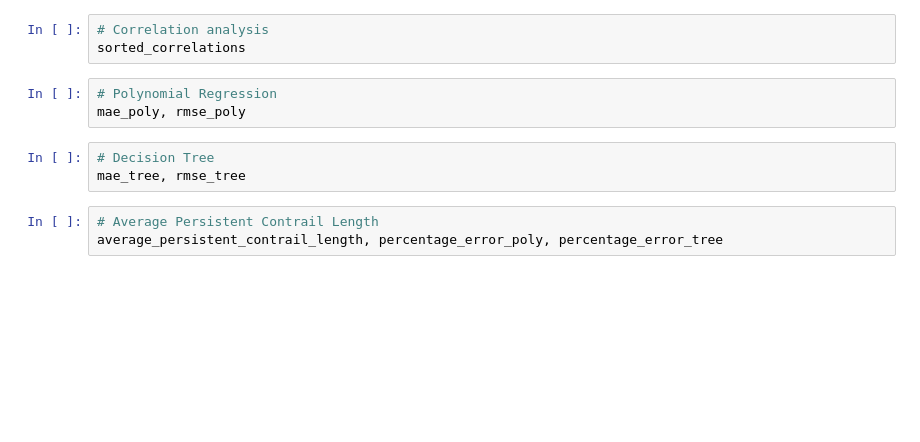
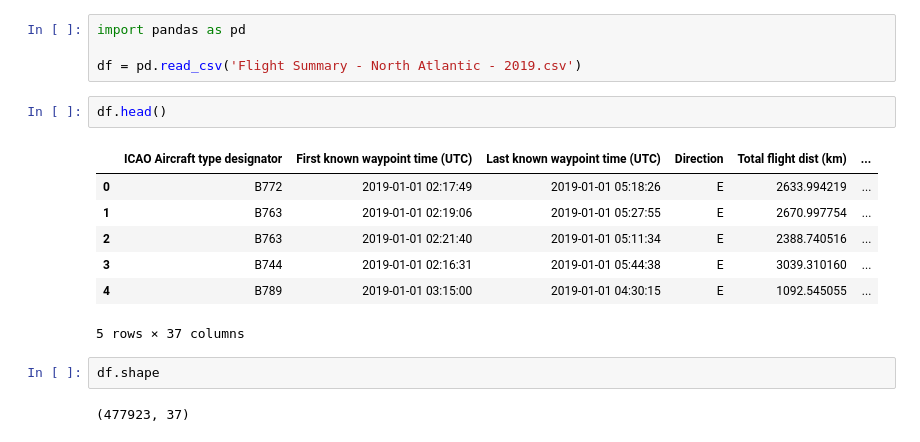
Before and after one commit to SeanSenev/Capstone, a Jupyter notebook: persistent_contrails_analysis.ipynb, the cells around one changed output. Drawn from its saved outputs; the diff is of its cells as text; blank space fills up the shorter version.

Commit message:
persistent contrail analysis

```diff
--- a/persistent_contrails_analysis.ipynb
+++ b/persistent_contrails_analysis.ipynb
@@ -46,12 +1,18 @@ data_csv[['Persistent contrail length (km)'] + top_atmospheric_variables].descri
-# %%
-# Correlation analysis
-sorted_correlations
-# %%
-# Polynomial Regression
-mae_poly, rmse_poly
-# %%
-# Decision Tree
-mae_tree, rmse_tree
-# %%
-# Average Persistent Contrail Length
-average_persistent_contrail_length, percentage_error_poly, percentage_error_tree
+# %%
+import pandas as pd
+
+df = pd.read_csv('Flight Summary - North Atlantic - 2019.csv')
+# %%
+df.head()
+# %% [output]
+|  | ICAO Aircraft type designator | First known waypoint time (UTC) | Last known waypoint time (UTC) | Direction | Total flight dist (km) | ... |
+| 0 | B772 | 2019-01-01 02:17:49 | 2019-01-01 05:18:26 | E | 2633.994219 | ... |
+| 1 | B763 | 2019-01-01 02:19:06 | 2019-01-01 05:27:55 | E | 2670.997754 | ... |
+| 2 | B763 | 2019-01-01 02:21:40 | 2019-01-01 05:11:34 | E | 2388.740516 | ... |
+| 3 | B744 | 2019-01-01 02:16:31 | 2019-01-01 05:44:38 | E | 3039.310160 | ... |
+| 4 | B789 | 2019-01-01 03:15:00 | 2019-01-01 04:30:15 | E | 1092.545055 | ... |
+5 rows × 37 columns
+# %%
+df.shape
+# %% [output]
+(477923, 37)
```
Also changed, not shown: parts of 44 cells of this notebook.
